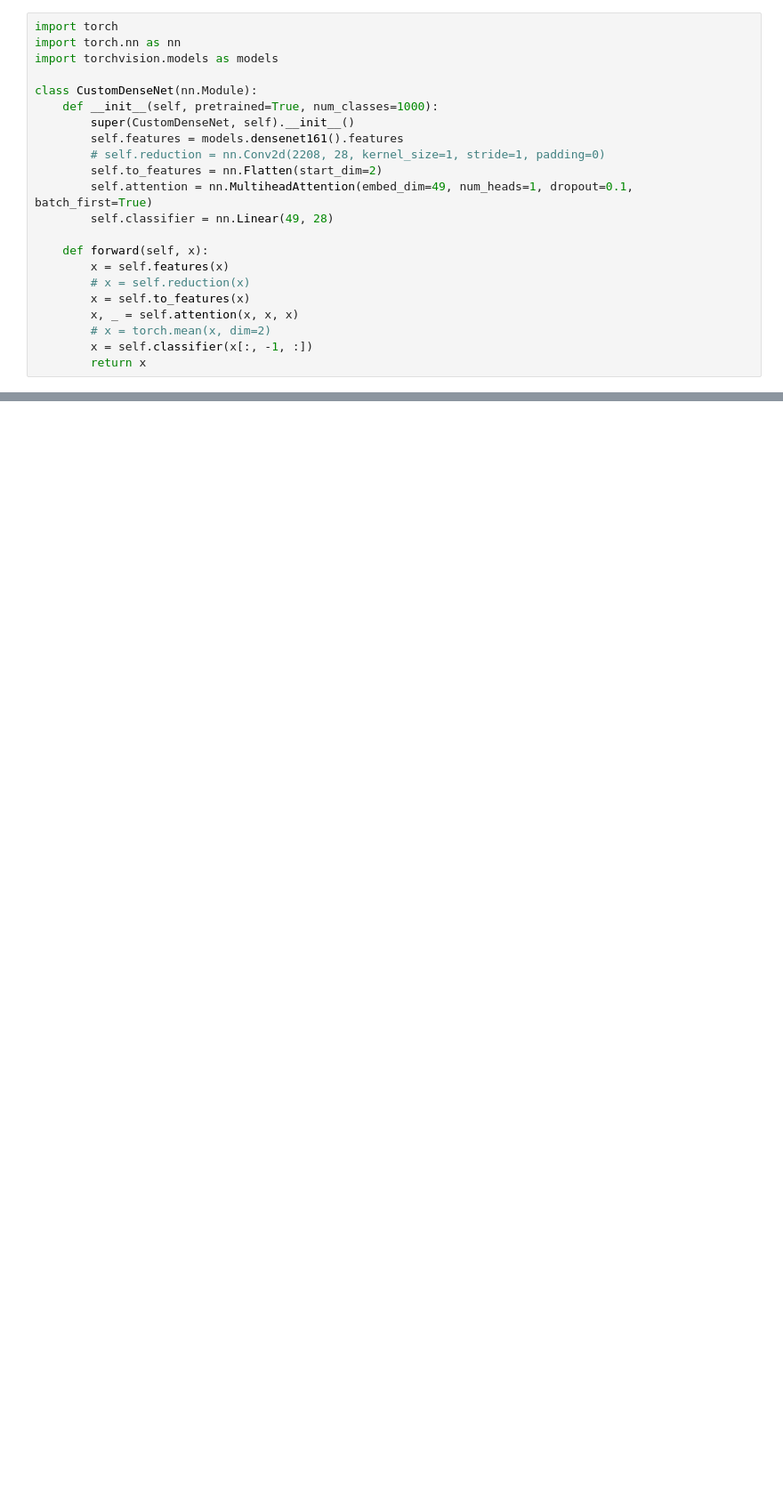
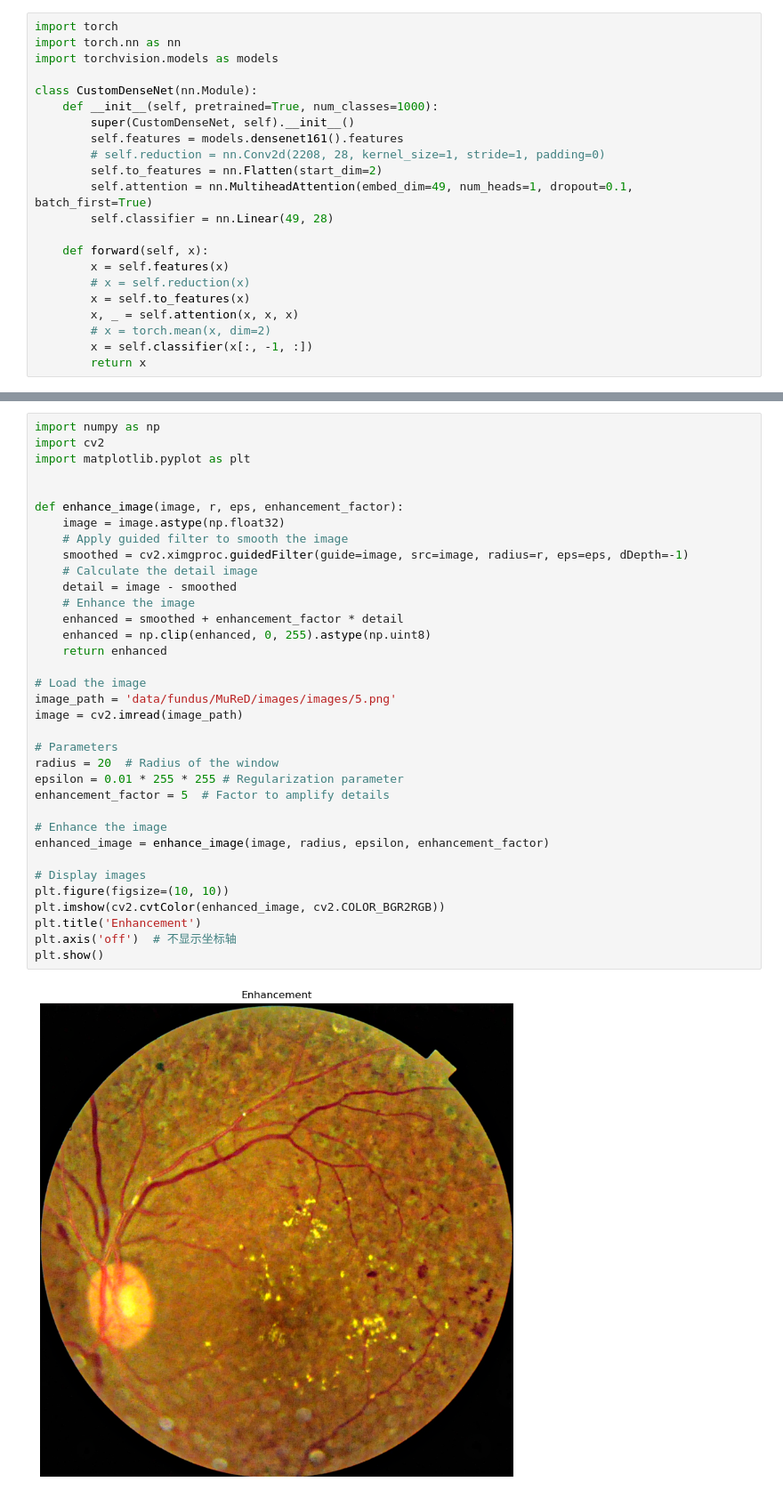
Before and after one commit to stevenlinlinlin/Multilabel-Fundus-Image-Classificaiton, a Jupyter notebook: x.ipynb, the cells around one changed output, grey strips where cells are left out. Shown at 89% size. Drawn from its saved outputs; the diff is of its cells as text; blank space fills up the shorter version.

```diff
--- a/x.ipynb
+++ b/x.ipynb
@@ -95,0 +173,37 @@ tensor([-0.0751, -0.0257, -0.0277,  0.0296,  0.0184,  0.0611,  0.0310,  0.0181,
+# %%
+import numpy as np
+import cv2
+import matplotlib.pyplot as plt
+
+
+def enhance_image(image, r, eps, enhancement_factor):
+    image = image.astype(np.float32)
+    # Apply guided filter to smooth the image
+    smoothed = cv2.ximgproc.guidedFilter(guide=image, src=image, radius=r, eps=eps, dDepth=-1)
+    # Calculate the detail image
+    detail = image - smoothed
+    # Enhance the image
+    enhanced = smoothed + enhancement_factor * detail
+    enhanced = np.clip(enhanced, 0, 255).astype(np.uint8)
+    return enhanced
+
+# Load the image
+image_path = 'data/fundus/MuReD/images/images/5.png'
+image = cv2.imread(image_path)
+
+# Parameters
+radius = 20  # Radius of the window
+epsilon = 0.01 * 255 * 255 # Regularization parameter
+enhancement_factor = 5  # Factor to amplify details
+
+# Enhance the image
+enhanced_image = enhance_image(image, radius, epsilon, enhancement_factor)
+
+# Display images
+plt.figure(figsize=(10, 10))
+plt.imshow(cv2.cvtColor(enhanced_image, cv2.COLOR_BGR2RGB))
+plt.title('Enhancement')
+plt.axis('off')  # 不显示坐标轴
+plt.show()
+# %% [output]
+[figure, added]
```
Also changed, not shown: parts of 10 cells of this notebook.
